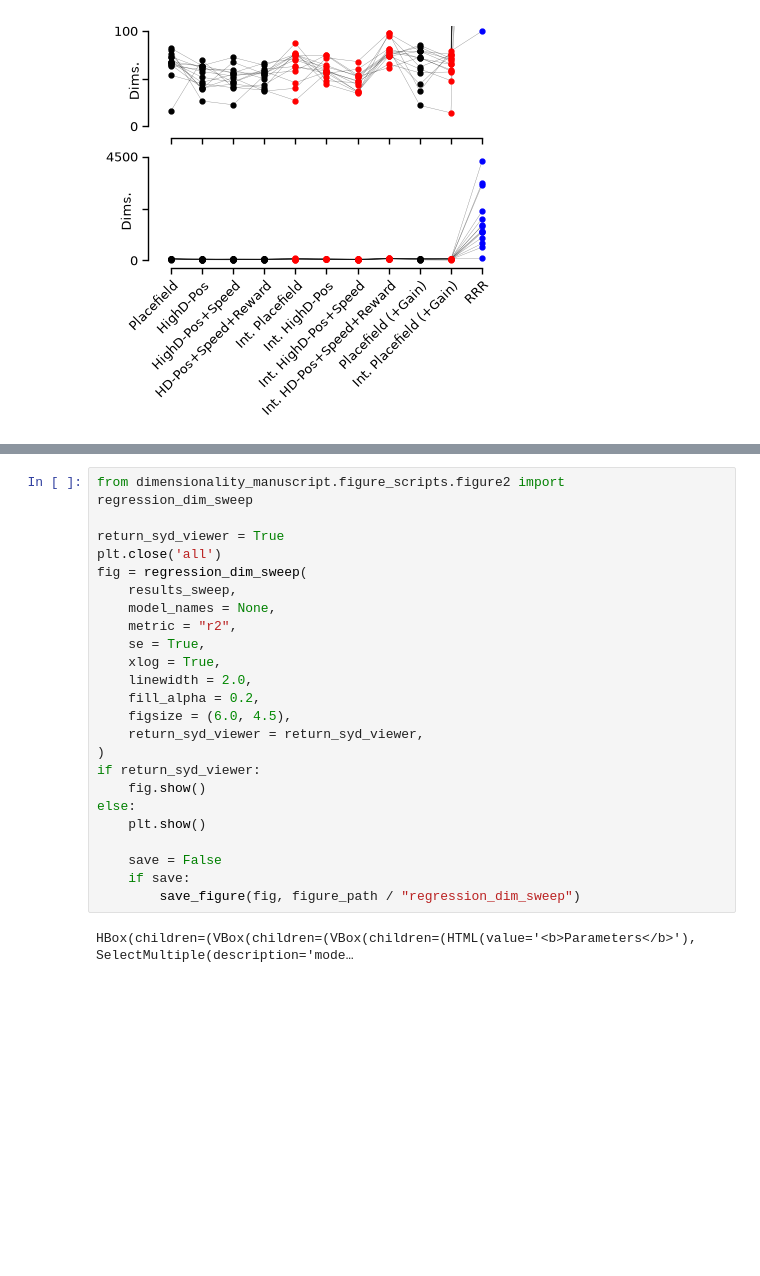
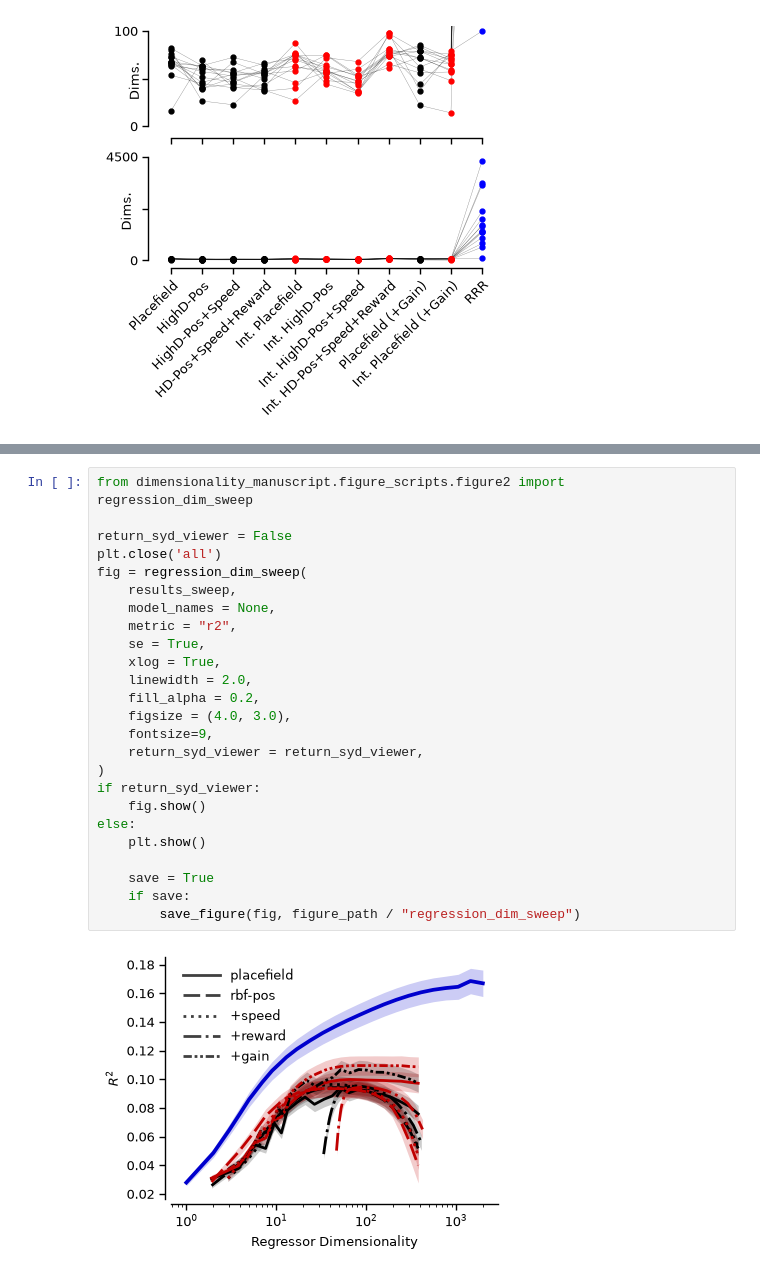
Before and after one commit to landoskape/vrAnalysis, a Jupyter notebook: dimensionality_manuscript/dim_regression_figures.ipynb, the cells around one changed output, grey strips where cells are left out. Saved outputs shown, nothing was run; the diff lists cells and outputs as text; blank space fills up the shorter version.

```diff
--- a/dimensionality_manuscript/dim_regression_figures.ipynb
+++ b/dimensionality_manuscript/dim_regression_figures.ipynb
@@ -484,27 +408,28 @@ findfont: Font family ['cmex10'] not found. Falling back to DejaVu Sans.
 # %%
 from dimensionality_manuscript.figure_scripts.figure2 import regression_dim_sweep
 
-return_syd_viewer = True
+return_syd_viewer = False
 plt.close('all')
 fig = regression_dim_sweep(
     results_sweep,
     model_names = None,
     metric = "r2",
     se = True,
     xlog = True,
     linewidth = 2.0,
     fill_alpha = 0.2,
-    figsize = (6.0, 4.5),
+    figsize = (4.0, 3.0),
+    fontsize=9,
     return_syd_viewer = return_syd_viewer,
 )
 if return_syd_viewer:
     fig.show()
 else:
     plt.show()
 
-    save = False
+    save = True
     if save:
         save_figure(fig, figure_path / "regression_dim_sweep")
 # %% [output]
-HBox(children=(VBox(children=(VBox(children=(HTML(value='<b>Parameters</b>'), SelectMultiple(description='mode…
+[figure, added]
 # %%
```
Also changed, not shown: parts of 5 cells of this notebook, 7 other files.
